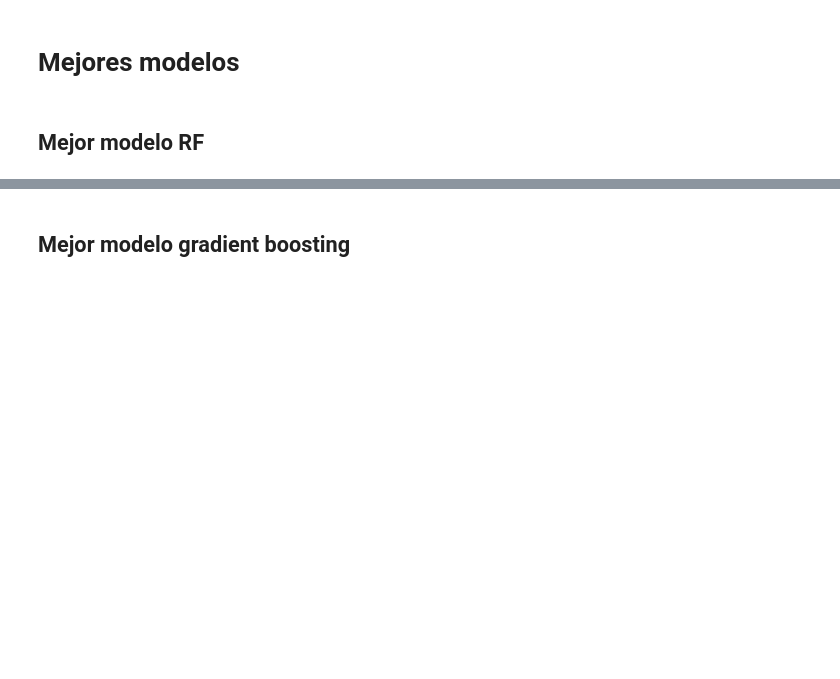
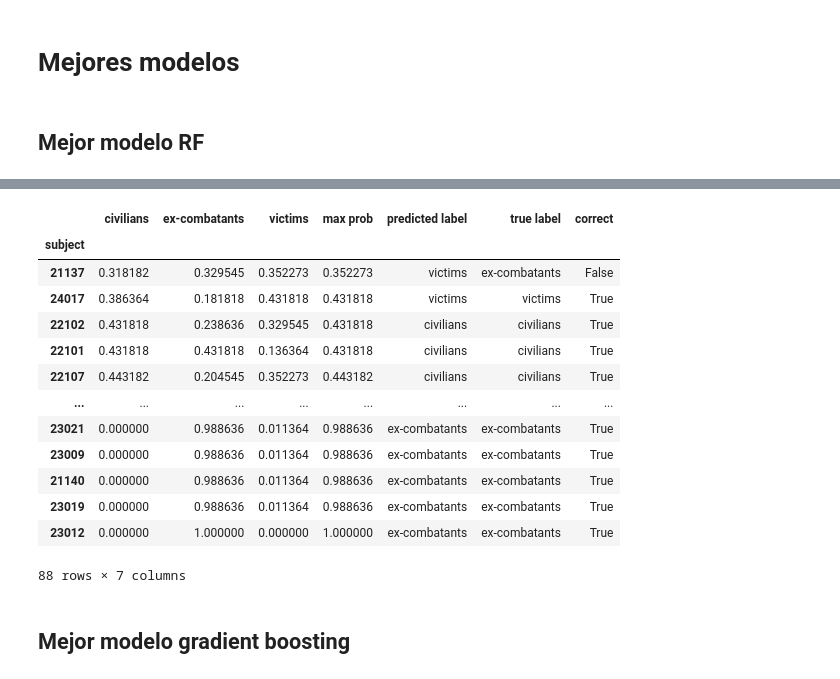
Before and after one commit to jhquiza/EEG_IAT, a Jupyter notebook: Modelos clasificación conectividad grupos de actores.ipynb, the cells around one changed output, grey strips where cells are left out. Saved outputs shown, nothing was run; the diff lists cells and outputs as text; code cells hidden in the pictures; blank space fills up the shorter version.

```diff
--- a/Modelos clasificación conectividad grupos de actores.ipynb
+++ b/Modelos clasificación conectividad grupos de actores.ipynb
@@ -569,0 +561,8 @@ datos_errados
+# %%
+prob_df = pd.DataFrame(data=(model_fit_rf.predict_proba(X_sel_sel)), columns=['civilians', 'ex-combatants', 'victims'], index=X_sel_sel.index)
+prob_df['max prob'] = prob_df.max(axis=1)
+prob_df['predicted label'] = prob_df.idxmax(axis=1)
+prob_df['true label'] = y_label
+prob_df['true label'] = prob_df['true label'].map({0:'civilians', 1:'ex-combatants', 2:'victims'})
+prob_df['correct'] = prob_df['predicted label'] == prob_df['true label']
+prob_df.head()
@@ -572,3 +591,20 @@ datos_errados.to_csv('errores_clasificación_atributos_seleccionados_f1_2_1_0.5_
+# %%
+prob_df.sort_values(by='max prob', ascending=True)
+# %% [output]
+|  | civilians | ex-combatants | victims | max prob | predicted label | true label | correct |
+| subject |  |  |  |  |  |  |  |
+| 21137 | 0.318182 | 0.329545 | 0.352273 | 0.352273 | victims | ex-combatants | False |
+| 24017 | 0.386364 | 0.181818 | 0.431818 | 0.431818 | victims | victims | True |
+| 22102 | 0.431818 | 0.238636 | 0.329545 | 0.431818 | civilians | civilians | True |
+| 22101 | 0.431818 | 0.431818 | 0.136364 | 0.431818 | civilians | civilians | True |
+| 22107 | 0.443182 | 0.204545 | 0.352273 | 0.443182 | civilians | civilians | True |
+| ... | ... | ... | ... | ... | ... | ... | ... |
+| 23021 | 0.000000 | 0.988636 | 0.011364 | 0.988636 | ex-combatants | ex-combatants | True |
+| 23009 | 0.000000 | 0.988636 | 0.011364 | 0.988636 | ex-combatants | ex-combatants | True |
+| 21140 | 0.000000 | 0.988636 | 0.011364 | 0.988636 | ex-combatants | ex-combatants | True |
+| 23019 | 0.000000 | 0.988636 | 0.011364 | 0.988636 | ex-combatants | ex-combatants | True |
+| 23012 | 0.000000 | 1.000000 | 0.000000 | 1.000000 | ex-combatants | ex-combatants | True |
+88 rows × 7 columns
 # %% [markdown]
 ## Mejor modelo gradient boosting
 # %%
```
Also changed, not shown: parts of 35 cells of this notebook, 1 other file.
